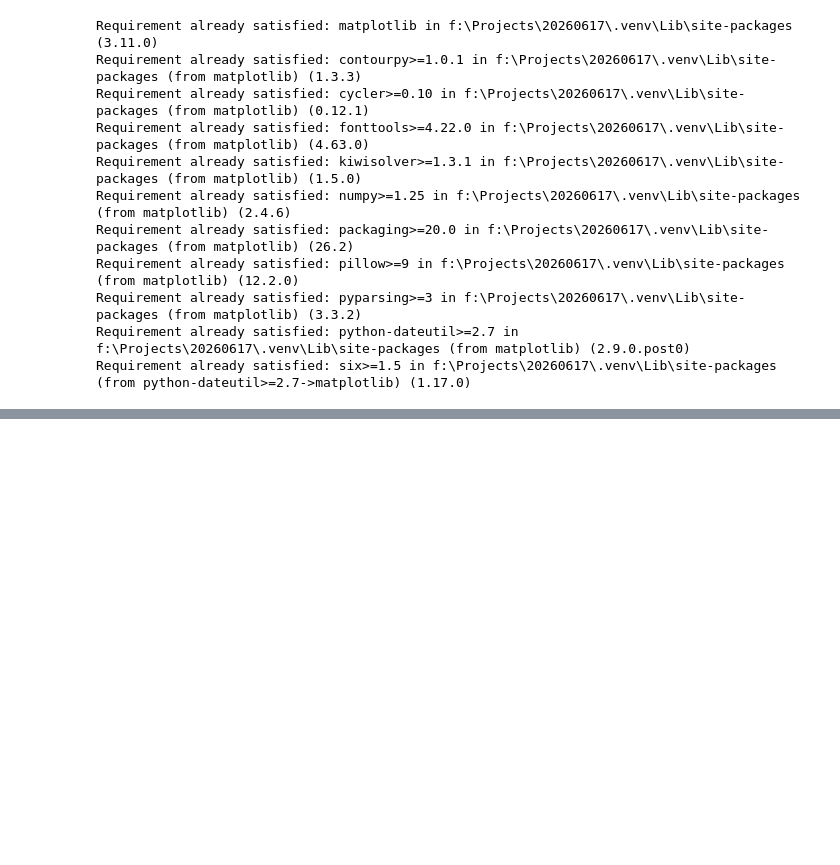
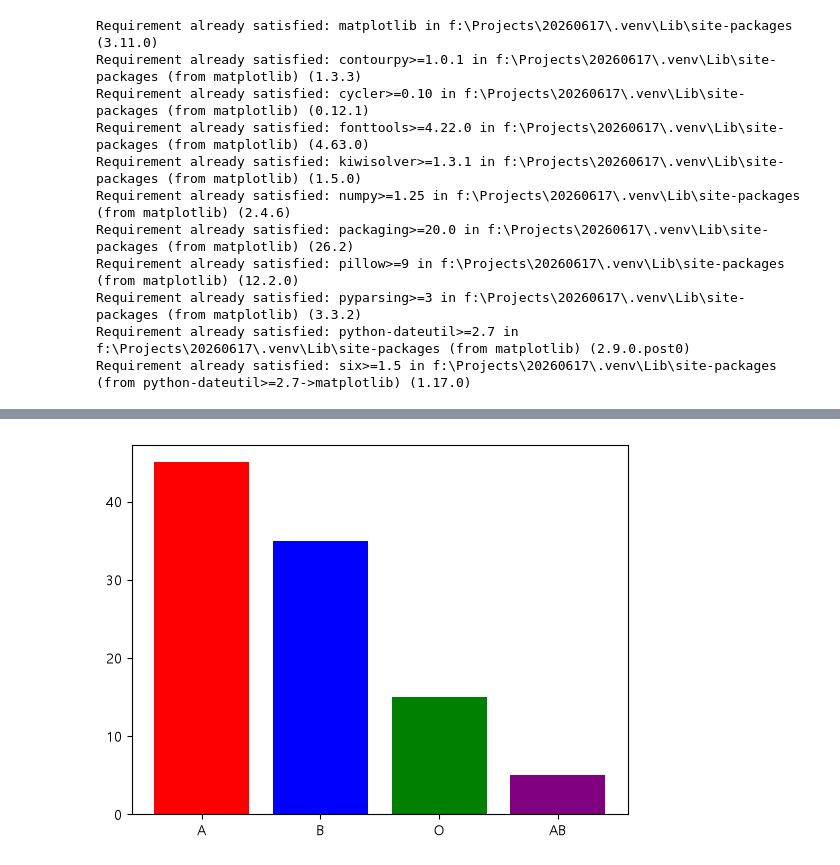
Before and after one commit to ChoongyeolKim/20260616, a Jupyter notebook: src/matplotlib-exercise.ipynb, the cells around one changed output, grey strips where cells are left out. Cells and saved outputs as stored; diff of their text form; code cells hidden in the pictures; blank space fills up the shorter version.

```diff
--- a/src/matplotlib-exercise.ipynb
+++ b/src/matplotlib-exercise.ipynb
@@ -19,0 +33,8 @@ plt.rc('axes', unicode_minus=False)
+# %%
+blood_type=['A', 'B', 'O', 'AB']
+count=[45, 35, 15, 5]
+
+plt.bar(blood_type, count, color=['red', 'blue', 'green', 'purple'])
+plt.show()
+# %% [output]
+[figure, added]
```
Also changed, not shown: parts of 13 cells of this notebook.
